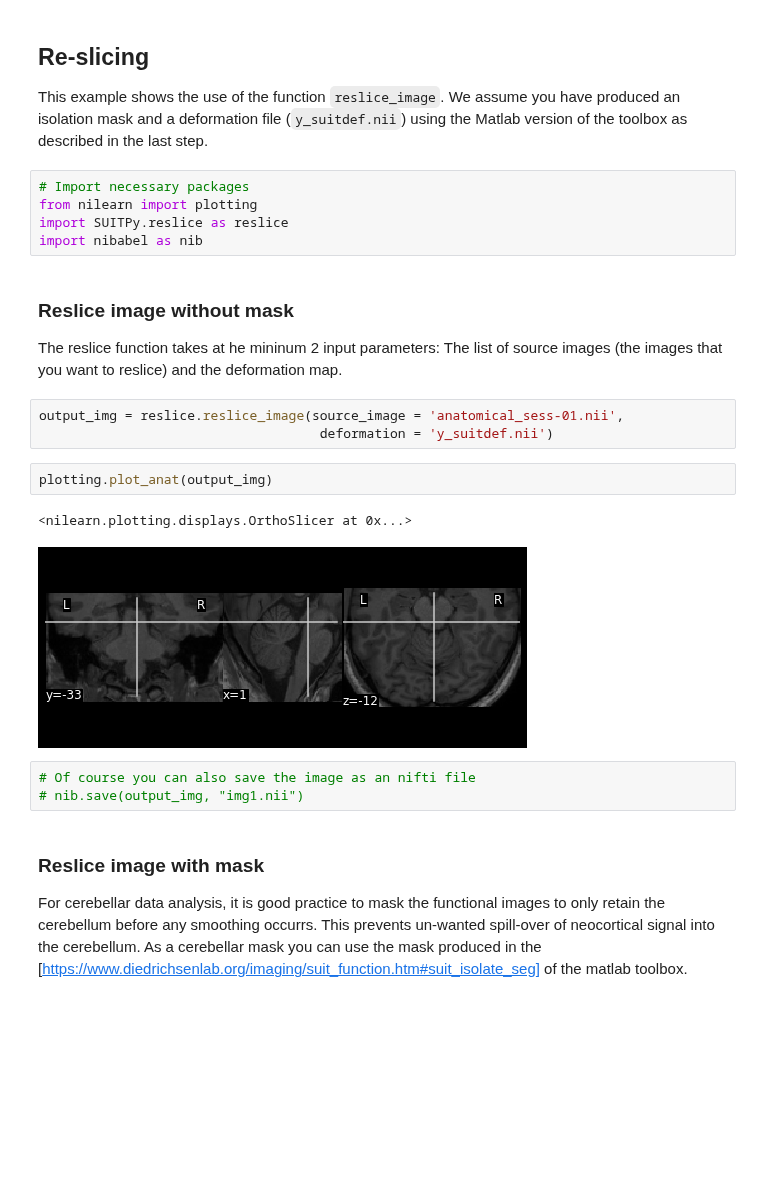
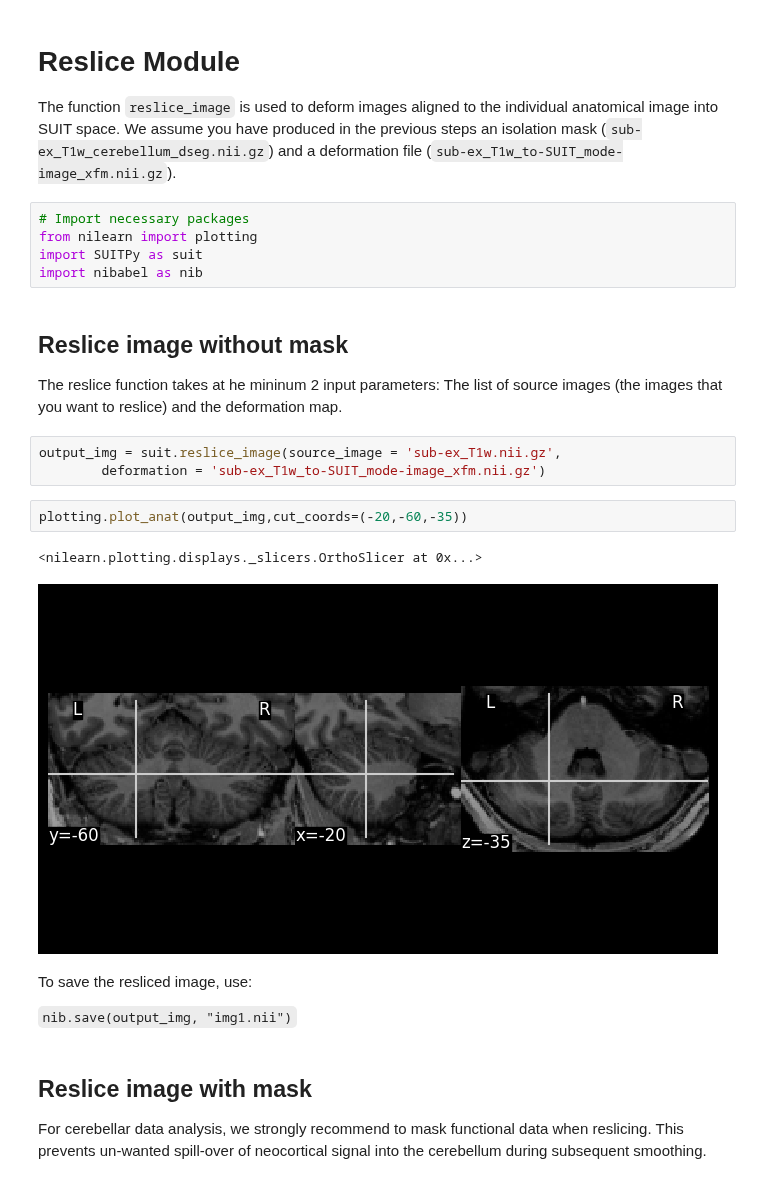
Before and after one commit to DiedrichsenLab/SUITPy, a Jupyter notebook: docs/source/tutorials/4.reslice_example.ipynb, the cells around one changed output. Cells and saved outputs as stored; diff of their text form; blank space fills up the shorter version.

```diff
--- a/docs/source/tutorials/4.reslice_example.ipynb
+++ b/docs/source/tutorials/4.reslice_example.ipynb
@@ -1,26 +1,28 @@
 # %% [markdown]
-## Re-slicing
-This example shows the use of the function ``reslice_image``. We assume you have produced an isolation mask and a deformation file (``y_suitdef.nii``) using the Matlab version of the toolbox as described in the last step.
+# Reslice Module
+
+The function ``reslice_image`` is used to deform images aligned to the individual anatomical image into SUIT space. We assume you have produced in the previous steps an isolation mask (``sub-ex_T1w_cerebellum_dseg.nii.gz``) and a deformation file (``sub-ex_T1w_to-SUIT_mode-image_xfm.nii.gz``).
 # %%
 # Import necessary packages
 from nilearn import plotting
-import SUITPy.reslice as reslice
+import SUITPy as suit
 import nibabel as nib
 # %% [markdown]
-### Reslice image without mask
+## Reslice image without mask
 The reslice function takes at he mininum 2 input parameters: The list of source images (the images that you want to reslice) and the deformation map.
 # %%
-output_img = reslice.reslice_image(source_image = 'anatomical_sess-01.nii',
-                                    deformation = 'y_suitdef.nii')
+output_img = suit.reslice_image(source_image = 'sub-ex_T1w.nii.gz',
+        deformation = 'sub-ex_T1w_to-SUIT_mode-image_xfm.nii.gz')
 # %%
-plotting.plot_anat(output_img)
+plotting.plot_anat(output_img,cut_coords=(-20,-60,-35))
 # %% [output]
-<nilearn.plotting.displays.OrthoSlicer at 0x...>
+<nilearn.plotting.displays._slicers.OrthoSlicer at 0x...>
-[figure, old version]
+[figure, new version]
-# %%
-# Of course you can also save the image as an nifti file
-# nib.save(output_img, "img1.nii")
+# %% [markdown]
+To save the resliced image, use:
+
+``nib.save(output_img, "img1.nii")``
 # %% [markdown]
-### Reslice image with mask
-For cerebellar data analysis, it is good practice to mask the functional images to only retain the cerebellum before any smoothing occurrs. This prevents un-wanted spill-over of neocortical signal into the cerebellum. As a cerebellar mask you can use the mask produced in the [https://www.diedrichsenlab.org/imaging/suit_function.htm#suit_isolate_seg] of the matlab toolbox.
+## Reslice image with mask
+For cerebellar data analysis, we strongly recommend to mask functional data when reslicing. This prevents un-wanted spill-over of neocortical signal into the cerebellum during subsequent smoothing.
 # %%
```
Also changed, not shown: parts of 10 cells of this notebook, 20 other files.
